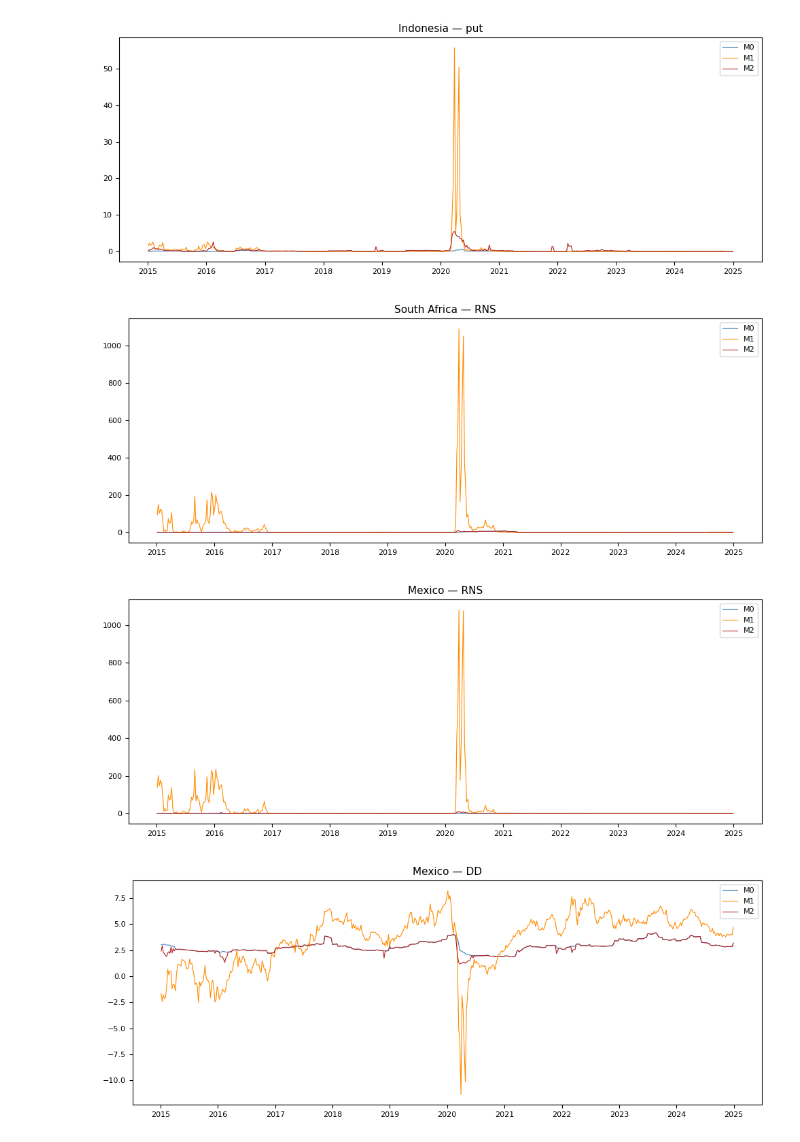
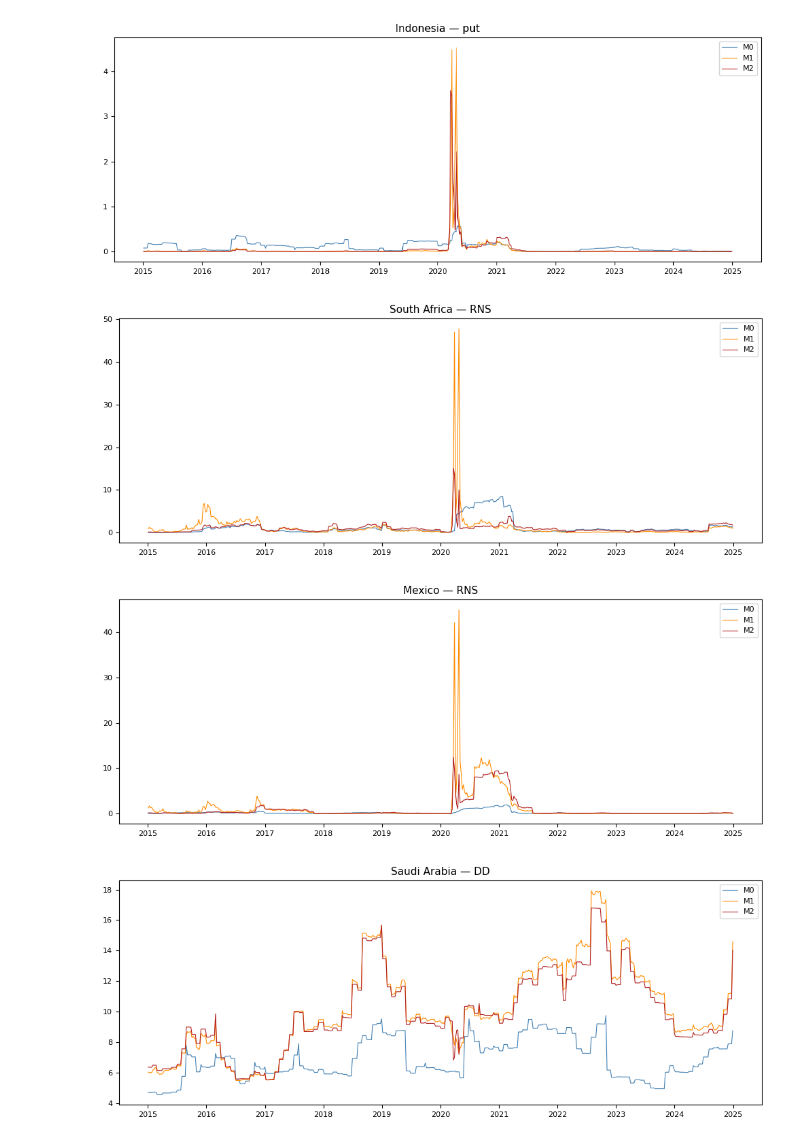
Before and after one commit to juanfp02/commodities_and_sovereigns, a Jupyter notebook: Chapter_03/CCA_results.ipynb, the cells around one changed output. Saved outputs shown, nothing was run; the diff lists cells and outputs as text; code cells hidden in the pictures.

```diff
--- a/Chapter_03/CCA_results.ipynb
+++ b/Chapter_03/CCA_results.ipynb
@@ -20,14 +20,14 @@ CONTROLS  = ['Chile', 'China', 'Indonesia', 'Philippines', 'South Africa',
              'South Korea', 'Thailand', 'Turkey']
 
 # M1/ M2 parameters
-GAMMA = 0.10
-J = -0.10
+GAMMA = 0.05
+J = -0.1366
 
 # === Load results ===
 PATHS = {
     'M0': '../output/results/M0_results_5YCDS_weekly.csv',
-    'M1': '../output/results/M1_results_5YCDS_weekly_25_dampening.csv',
-    'M2': '../output/results/M2_results_5YCDS_weekly.csv',
+    'M1': '../output/results/final results/M1_results_5YCDS_weekly_05_dampening.csv',
+    'M2': '../output/results/final results/M2_results_5YCDS_weekly_05_dampening.csv',
 }
 
 dfs = {}
@@ -199,7 +199,7 @@ panel['put_M2'] = compute_put_M2(
 
 graphfunc('Indonesia', 'put', ['M0', 'M1', 'M2'])
 # %% [output]
-[figure, old version]
+[figure, new version]
 # %%
 df_debt = B * np.exp(-rf * t)
 
@@ -239,7 +239,7 @@ panel['RNS_M2'] = -1/t * np.log(np.exp(rf * t) * (V2 / B) * (1 - norm.cdf(d1_M2)
 
 graphfunc('South Africa', 'RNS', ['M0', 'M1', 'M2'])
 # %% [output]
-[figure, old version]
+[figure, new version]
 # %%
 rf_bps = panel['risk_free_rate'].values * 10000
 
@@ -255,12 +255,12 @@ panel['yield_market'] = panel[CDS_COL] + rf_bps
 
 graphfunc('Mexico', 'RNS', ['M0', 'M1', 'M2'])
 # %% [output]
-[figure, old version]
+[figure, new version]
 # %%
 for m in ['M0', 'M1', 'M2']:
     panel[f'leverage_{m}'] = panel['B_f'] / panel[f'implied_V_{m}']
 
-graphfunc('Mexico', 'DD', ['M0', 'M1', 'M2'])
+graphfunc('Saudi Arabia', 'DD', ['M0', 'M1', 'M2'])
 # %% [output]
-[figure, old version]
+[figure, new version]
 # %%
```
Also changed, not shown: parts of 8 cells of this notebook, 19 other files.
